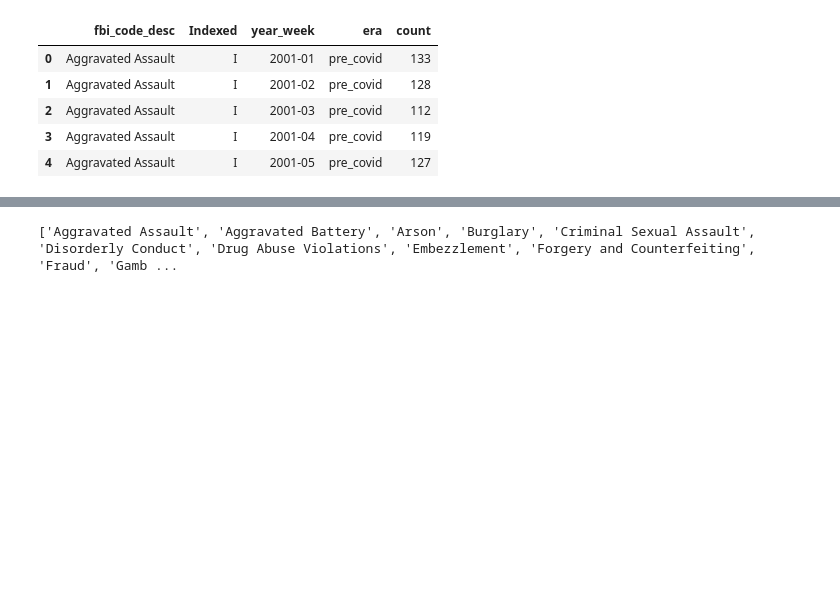
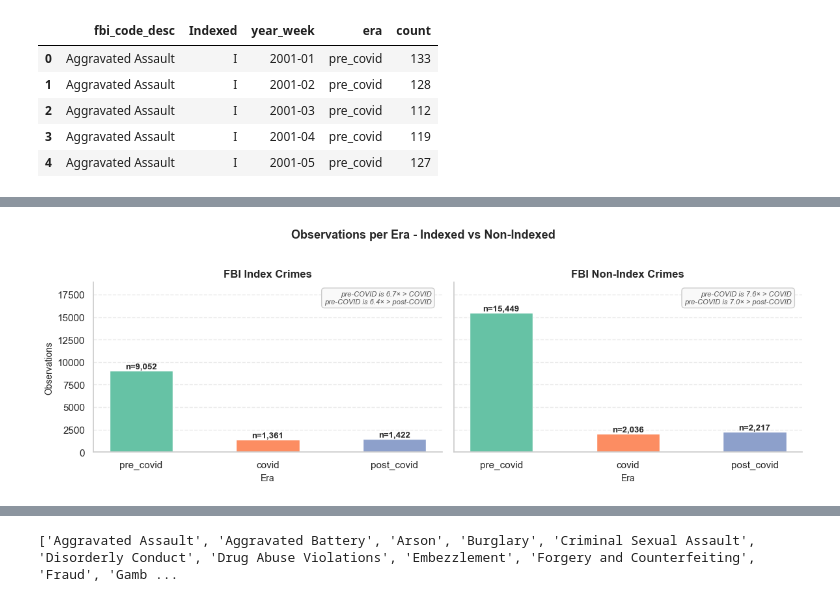
Before and after one commit to SirErikPak/ChicagoCrime, a Jupyter notebook: Notebook/ChicagoCrimeEraAnalysis.ipynb, the cells around one changed output, grey strips where cells are left out. Saved outputs shown, nothing was run; the diff lists cells and outputs as text; code cells hidden in the pictures; blank space fills up the shorter version.

```diff
--- a/Notebook/ChicagoCrimeEraVisualize.ipynb
+++ b/Notebook/ChicagoCrimeEraAnalysis.ipynb
@@ -590,0 +755,84 @@ dtype: bool
+# %%
+# per era × Indexed — directly matches the two boxplot filters
+era_index_counts = (
+    convert
+    .groupby(['era', 'Indexed'], observed=True)
+    .size()
+    .reset_index(name='observations')  # ← 'observations' not 'weeks'
+)
+
+# Enforce era order
+era_order = ['pre_covid', 'covid', 'post_covid']
+era_index_counts['era'] = pd.Categorical(
+    era_index_counts['era'],
+    categories=era_order,
+    ordered=True
+)
+era_index_counts = era_index_counts.sort_values(['Indexed', 'era'])
+
+# ── Plot ──────────────────────────────────────────────────────
+fig, axes = plt.subplots(1, 2, figsize=(12, 4), sharey=True)
+
+palette   = sns.color_palette('Set2', n_colors=3)
+subtitles = {'I': 'FBI Index Crimes', 'N': 'FBI Non-Index Crimes'}
+
+for ax, indexed_val in zip(axes, ['I', 'N']):
+    subset = era_index_counts[era_index_counts['Indexed'] == indexed_val]
+
+    bars = ax.bar(
+        subset['era'],
+        subset['observations'],          # ← 'observations'
+        color=palette,
+        edgecolor='white',
+        width=0.5
+    )
+
+    # Bar labels
+    for bar, val in zip(bars, subset['observations']):  # ← 'observations'
+        ax.text(
+            bar.get_x() + bar.get_width() / 2,
+            bar.get_height() + 5,
+            f'n={val:,}',
+            ha='center', va='bottom',
+            fontsize=9.5, fontweight='bold'
+        )
+
+    # Ratio annotation
+    vals = subset.set_index('era')['observations']      # ← 'observations'
+    pre  = vals.get('pre_covid', 1)
+    cov  = vals.get('covid', 1)
+    post = vals.get('post_covid', 1)
+
+    ax.text(
+        0.97, 0.95,
+        f'pre-COVID is {pre/cov:.1f}× > COVID\n'
+        f'pre-COVID is {pre/post:.1f}× > post-COVID',
+        transform=ax.transAxes,
+        ha='right', va='top',
+        fontsize=8, style='italic', color='#555555',
+        bbox=dict(boxstyle='round,pad=0.4',
+                  facecolor='#f9f9f9', edgecolor='#cccccc')
+    )
+
+    ax.set_title(subtitles[indexed_val], fontsize=12, weight='bold')
+    ax.set_xlabel('Era', fontsize=10)
+    ax.set_ylim(0, era_index_counts['observations'].max() * 1.22)  # ← 'observations'
+
+    for spine in ['top', 'right']:
+        ax.spines[spine].set_visible(False)
+    ax.grid(axis='y', linestyle='--', alpha=0.4)
+    ax.grid(axis='x')
+
+axes[0].set_ylabel('Observations', fontsize=10)   # ← updated label
+axes[1].set_ylabel('')
+
+fig.suptitle(
+    'Observations per Era - Indexed vs Non-Indexed',
+    fontsize=13, weight='bold', y=1.02
+)
+
+plt.tight_layout()
+plt.savefig('../Image/boxplot_index_nonindex_size.png', dpi=600, bbox_inches='tight')
+plt.show()
+# %% [output]
+[figure, added]
```
Also changed, not shown: parts of 50 cells of this notebook, 9 other files.
